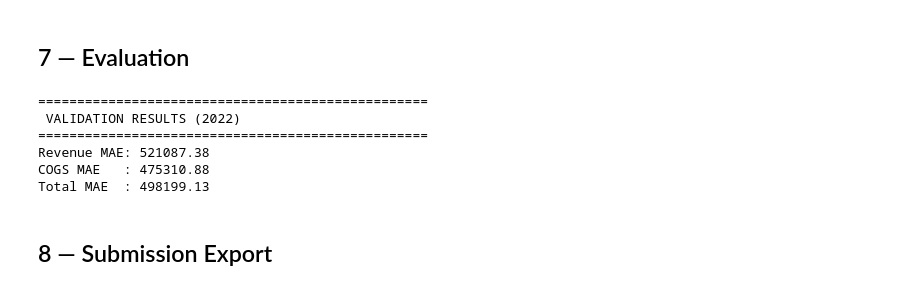
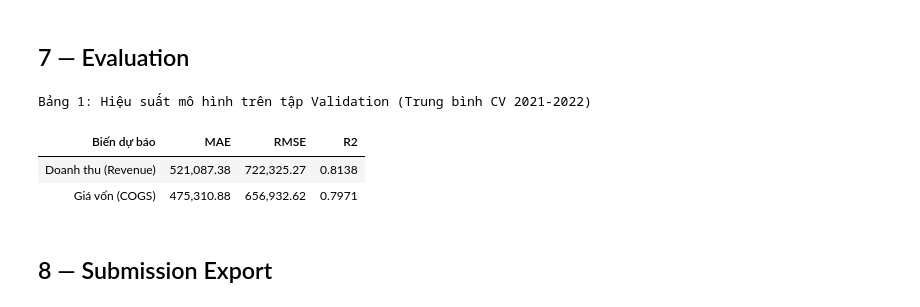
Before and after one commit to andy1909/Datathon_Vinuni_2026, a Jupyter notebook: pipeline_model.ipynb, the cells around one changed output. Saved outputs shown, nothing was run; the diff lists cells and outputs as text; code cells hidden in the pictures.

```diff
--- a/pipeline_model.ipynb
+++ b/pipeline_model.ipynb
@@ -250,25 +250,42 @@ shap.summary_plot(shap_values, train_features[FEATURES], plot_type="dot")
 # %% [markdown]
 ## 7 — Evaluation
 # %%
+from sklearn.metrics import mean_squared_error
+
+# 1. Dự báo trên tập validation (2022)
 val_results = train_features.loc[val_mask].copy()
 val_results['Rev_Pred'] = model_rev.predict(X_val) * val_results['trend_rev']
 val_results['COGS_Pred'] = model_cogs.predict(X_val) * val_results['trend_cogs']
 
-print("\n" + "="*50)
-print(" VALIDATION RESULTS (2022)")
-print("="*50)
-rev_mae = mean_absolute_error(val_results['Revenue'], val_results['Rev_Pred'])
-cogs_mae = mean_absolute_error(val_results['COGS'], val_results['COGS_Pred'])
-print(f"Revenue MAE: {rev_mae:.2f}")
-print(f"COGS MAE   : {cogs_mae:.2f}")
-print(f"Total MAE  : {(rev_mae + cogs_mae)/2:.2f}")
+# 2. Tính toán các chỉ số
+def calculate_metrics(y_true, y_pred):
+    mae = mean_absolute_error(y_true, y_pred)
+    rmse = np.sqrt(mean_squared_error(y_true, y_pred))
+    r2 = r2_score(y_true, y_pred)
+    return mae, rmse, r2
+
+rev_mae, rev_rmse, rev_r2 = calculate_metrics(val_results['Revenue'], val_results['Rev_Pred'])
+cogs_mae, cogs_rmse, cogs_r2 = calculate_metrics(val_results['COGS'], val_results['COGS_Pred'])
+
+# 3. Hiển thị bảng kết quả
+metrics_report = pd.DataFrame({
+    'Biến dự báo': ['Doanh thu (Revenue)', 'Giá vốn (COGS)'],
+    'MAE': [rev_mae, cogs_mae],
+    'RMSE': [rev_rmse, cogs_rmse],
+    'R2': [rev_r2, cogs_r2]
+})
+
+print("Bảng 1: Hiệu suất mô hình trên tập Validation (Trung bình CV 2021-2022)")
+display(metrics_report.style.format({
+    'MAE': '{:,.2f}',
+    'RMSE': '{:,.2f}',
+    'R2': '{:.4f}'
+}).hide(axis='index'))
 # %% [output]
-==================================================
- VALIDATION RESULTS (2022)
-==================================================
-Revenue MAE: 521087.38
-COGS MAE   : 475310.88
-Total MAE  : 498199.13
+Bảng 1: Hiệu suất mô hình trên tập Validation (Trung bình CV 2021-2022)
+| Biến dự báo | MAE | RMSE | R2 |
+| Doanh thu (Revenue) | 521,087.38 | 722,325.27 | 0.8138 |
+| Giá vốn (COGS) | 475,310.88 | 656,932.62 | 0.7971 |
 # %% [markdown]
 ## 8 — Submission Export
 # %%
```
Also changed, not shown: parts of 1 cell of this notebook.
